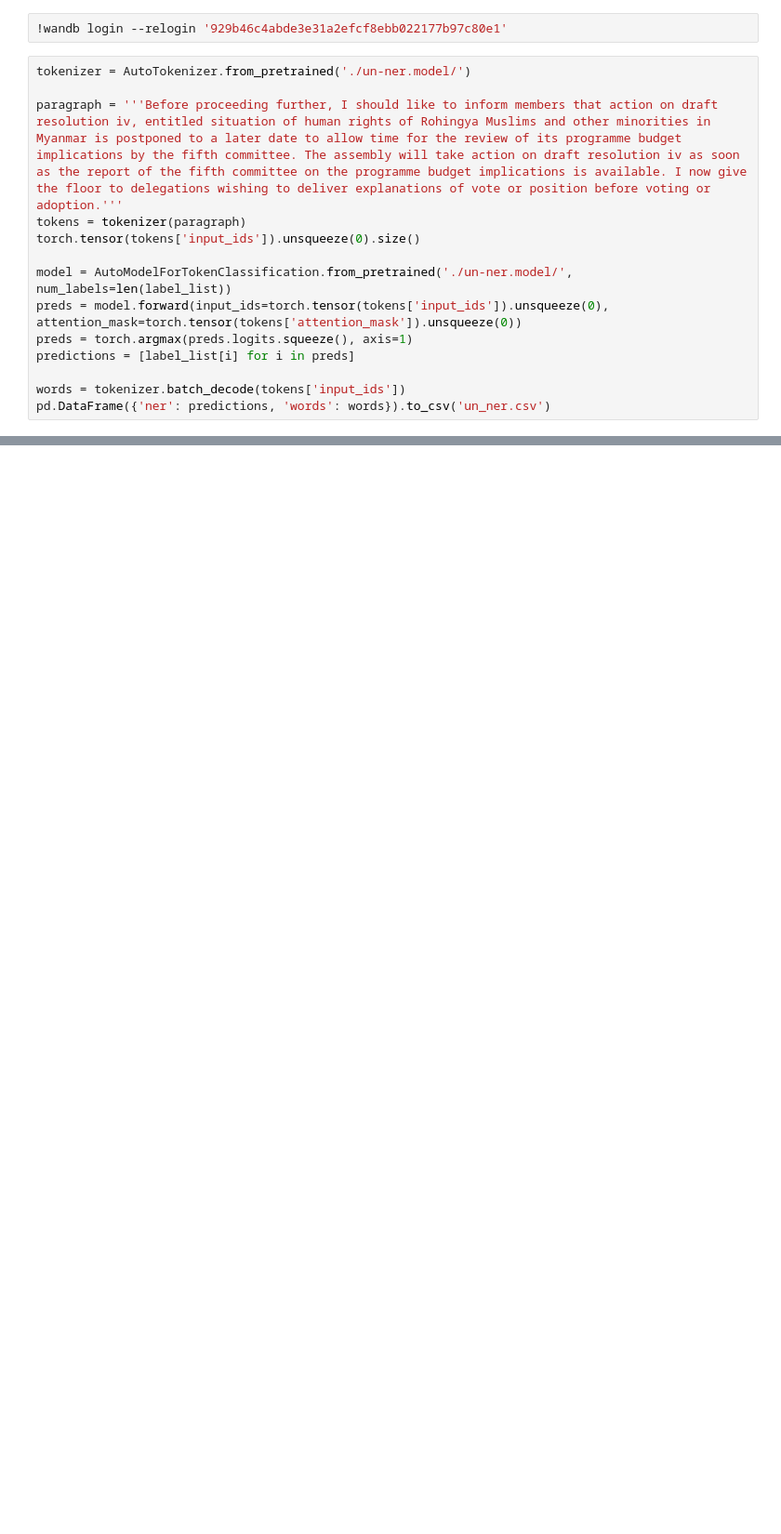
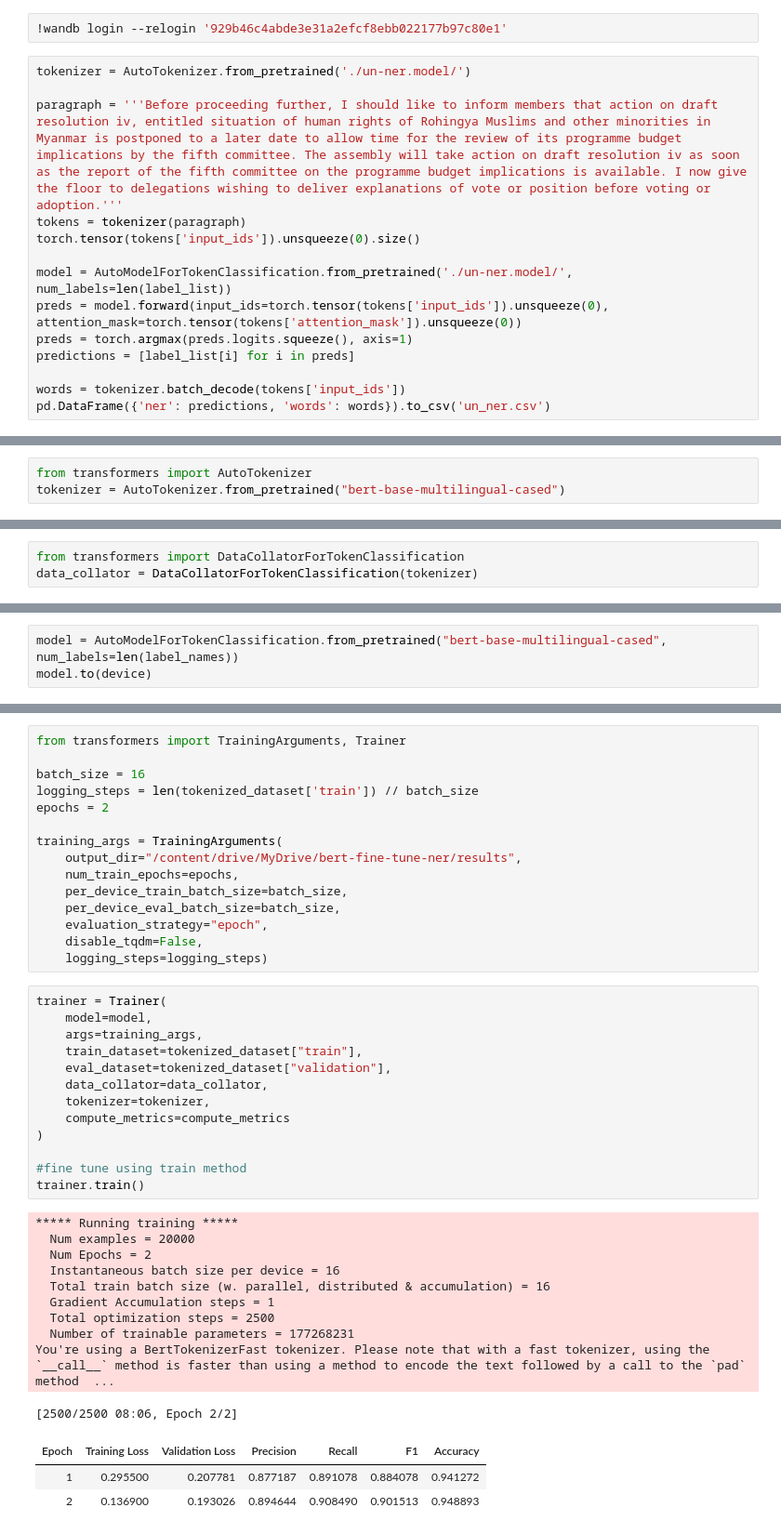
Before and after one commit to zenon10/POC-OCR, a Jupyter notebook: NER_bert_rg.ipynb, the cells around one changed output, grey strips where cells are left out. Shown: that part at 93% size. Saved outputs shown, nothing was run; the diff lists cells and outputs as text; blank space fills up the shorter version.

```diff
--- a/NER_bert_rg.ipynb
+++ b/NER_bert_rg.ipynb
@@ -166,0 +221,3 @@ pd.DataFrame({'ner': predictions, 'words': words}).to_csv('un_ner.csv')
+# %%
+from transformers import AutoTokenizer
+tokenizer = AutoTokenizer.from_pretrained("bert-base-multilingual-cased")
@@ -166,0 +336,3 @@ pd.DataFrame({'ner': predictions, 'words': words}).to_csv('un_ner.csv')
+# %%
+from transformers import DataCollatorForTokenClassification
+data_collator = DataCollatorForTokenClassification(tokenizer)
@@ -166,0 +349,3 @@ pd.DataFrame({'ner': predictions, 'words': words}).to_csv('un_ner.csv')
+# %%
+model = AutoModelForTokenClassification.from_pretrained("bert-base-multilingual-cased", num_labels=len(label_names))
+model.to(device)
@@ -166,0 +394,42 @@ pd.DataFrame({'ner': predictions, 'words': words}).to_csv('un_ner.csv')
+# %%
+from transformers import TrainingArguments, Trainer
+
+batch_size = 16
+logging_steps = len(tokenized_dataset['train']) // batch_size
+epochs = 2
+
+training_args = TrainingArguments(
+    output_dir="/content/drive/MyDrive/bert-fine-tune-ner/results",
+    num_train_epochs=epochs,
+    per_device_train_batch_size=batch_size,
+    per_device_eval_batch_size=batch_size,
+    evaluation_strategy="epoch",
+    disable_tqdm=False,
+    logging_steps=logging_steps)
+# %%
+trainer = Trainer(
+    model=model,
+    args=training_args,
+    train_dataset=tokenized_dataset["train"],
+    eval_dataset=tokenized_dataset["validation"],
+    data_collator=data_collator,
+    tokenizer=tokenizer,
+    compute_metrics=compute_metrics
+)
+
+#fine tune using train method
+trainer.train()
+# %% [output]
+***** Running training *****
+  Num examples = 20000
+  Num Epochs = 2
+  Instantaneous batch size per device = 16
+  Total train batch size (w. parallel, distributed & accumulation) = 16
+  Gradient Accumulation steps = 1
+  Total optimization steps = 2500
+  Number of trainable parameters = 177268231
+You're using a BertTokenizerFast tokenizer. Please note that with a fast tokenizer, using the `__call__` method is faster than using a method to encode the text followed by a call to the `pad` method  ...
+[2500/2500 08:06, Epoch 2/2]
+| Epoch | Training Loss | Validation Loss | Precision | Recall | F1 | Accuracy |
+| 1 | 0.295500 | 0.207781 | 0.877187 | 0.891078 | 0.884078 | 0.941272 |
+| 2 | 0.136900 | 0.193026 | 0.894644 | 0.908490 | 0.901513 | 0.948893 |
```
Also changed, not shown: parts of 34 cells of this notebook.
